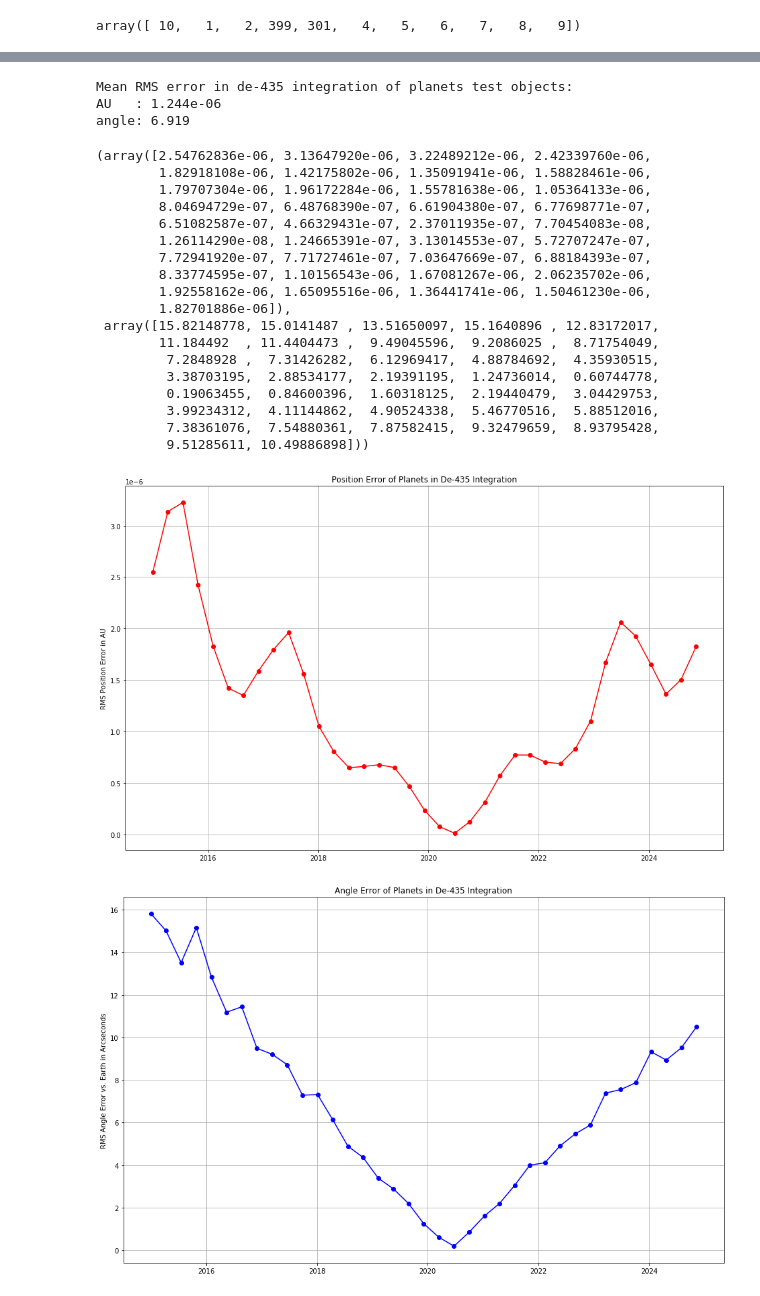
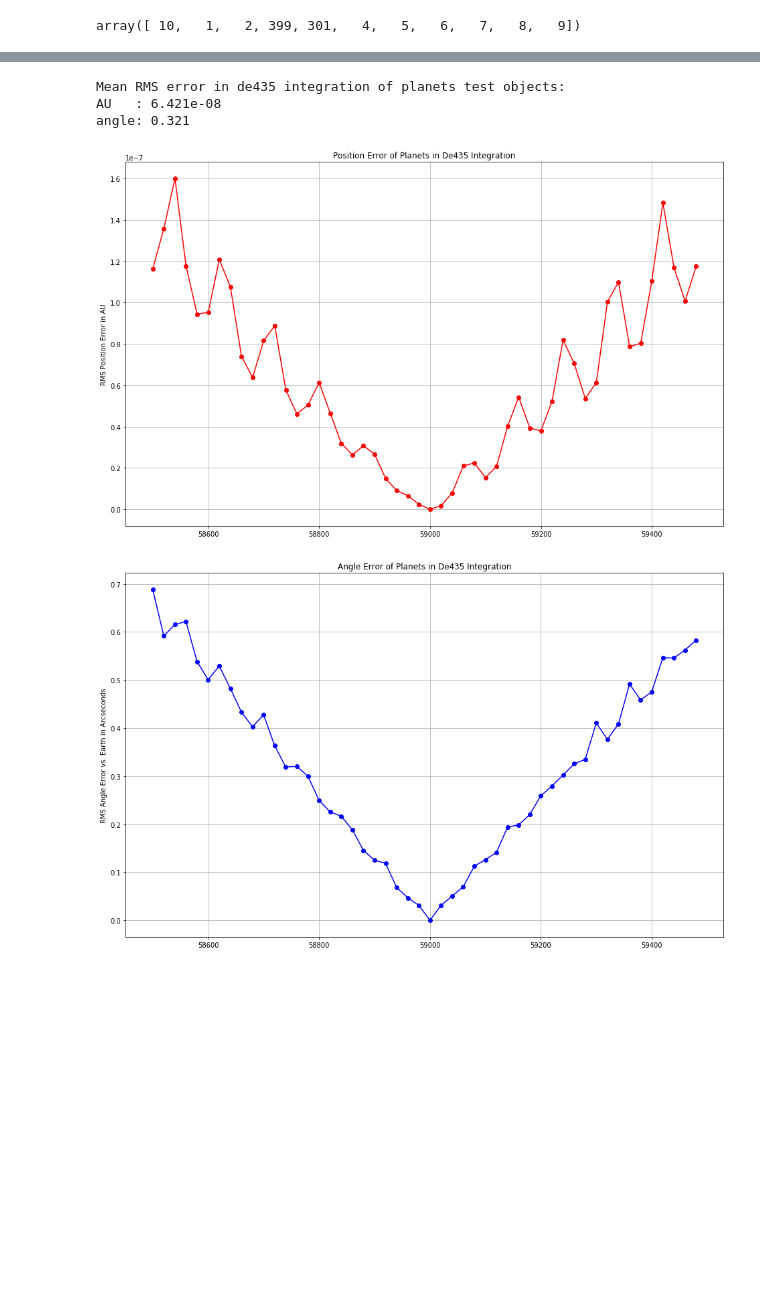
Before and after one commit to memanuel/kepler-sieve, a Jupyter notebook: jupyter/33_rebound.ipynb, the cells around one changed output, grey strips where cells are left out. Drawn from its saved outputs; the diff is of its cells as text; code cells hidden in the pictures; blank space fills up the shorter version.

Commit message:
progress on improving de-435 integration vs. horizons; now at RMS 6.4E-8 AU / 0.321 arc sec for 1000 day window

```diff
--- a/jupyter/33_rebound.ipynb
+++ b/jupyter/33_rebound.ipynb
@@ -138 +129,7 @@ progbar = True
+# %%
+freq = 1
+time_step = 1.0 / freq
+save_step = freq
+save_elements = True
+progbar = True
 # %%
@@ -141,0 +142,4 @@ sa_planets = make_archive(fname_archive='sim_planets.bin', sim_epoch=sim_planets
+# %%
+sa_de435 = make_archive(sim_epoch=sim_de435,
+             mjd0=mjd0, mjd1=mjd1, time_step=time_step, save_step=save_step,
+             save_elements=save_elements, progbar=progbar)
@@ -165,4 +168,0 @@ sa_de435_256 = make_archive(fname_archive='sim_de435_top256.bin', sim_epoch=sim_
-# %%
-sa_de435 = make_archive(fname_archive='sim_de435.bin', sim_epoch=sim_de435_128,
-             mjd0=mjd0, mjd1=mjd1, time_step=time_step, save_step=save_step,
-             save_elements=save_elements, progbar=progbar)
@@ -173,35 +173,21 @@ q, v, elts, catalog = load_sim_np(fname_np)
 # %%
 body_collection = 'Planets'
 test_bodies = sim_planets.body_names[1:]
-sa = sa_planets
-sim_name = 'de-435'
+
+# sa = sa_planets
+# sim_name = 'planets'
+
+sa = sa_de435
+sim_name = 'de435'
+
 test_name = 'planets'
 verbose = False
 make_plot = True
 # %%
-test_integration(sa=sa, mjd0=mjd0, body_collection=body_collection, test_bodies=test_bodies,
-                 sim_name=sim_name, test_name=test_name, verbose=verbose, make_plot=make_plot)
+pos_err_rms, ang_err_rms = test_integration(sa=sa, test_bodies=test_bodies, sim_name=sim_name, test_name=test_name, verbose=verbose, make_plot=make_plot)
 # %% [output]
-Mean RMS error in de-435 integration of planets test objects:
-AU   : 1.244e-06
-angle: 6.919
+Mean RMS error in de435 integration of planets test objects:
+AU   : 6.421e-08
+angle: 0.321
-(array([2.54762836e-06, 3.13647920e-06, 3.22489212e-06, 2.42339760e-06,
-        1.82918108e-06, 1.42175802e-06, 1.35091941e-06, 1.58828461e-06,
-        1.79707304e-06, 1.96172284e-06, 1.55781638e-06, 1.05364133e-06,
-        8.04694729e-07, 6.48768390e-07, 6.61904380e-07, 6.77698771e-07,
-        6.51082587e-07, 4.66329431e-07, 2.37011935e-07, 7.70454083e-08,
-        1.26114290e-08, 1.24665391e-07, 3.13014553e-07, 5.72707247e-07,
-        7.72941920e-07, 7.71727461e-07, 7.03647669e-07, 6.88184393e-07,
-        8.33774595e-07, 1.10156543e-06, 1.67081267e-06, 2.06235702e-06,
-        1.92558162e-06, 1.65095516e-06, 1.36441741e-06, 1.50461230e-06,
-        1.82701886e-06]),
- array([15.82148778, 15.0141487 , 13.51650097, 15.1640896 , 12.83172017,
-        11.184492  , 11.4404473 ,  9.49045596,  9.2086025 ,  8.71754049,
-         7.2848928 ,  7.31426282,  6.12969417,  4.88784692,  4.35930515,
-         3.38703195,  2.88534177,  2.19391195,  1.24736014,  0.60744778,
-         0.19063455,  0.84600396,  1.60318125,  2.19440479,  3.04429753,
-         3.99234312,  4.11144862,  4.90524338,  5.46770516,  5.88512016,
-         7.38361076,  7.54880361,  7.87582415,  9.32479659,  8.93795428,
-         9.51285611, 10.49886898]))
-[figure, old version]
+[figure, new version]
-[figure, old version]
+[figure, new version]
```
Also changed, not shown: parts of 27 cells of this notebook, 2 other files.
